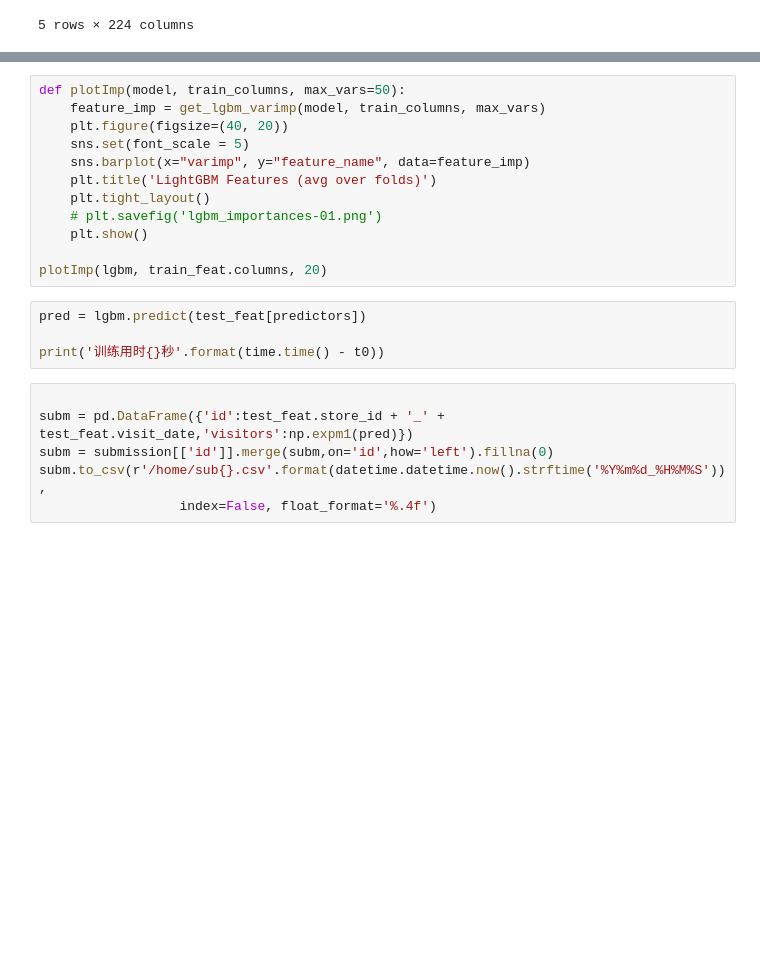
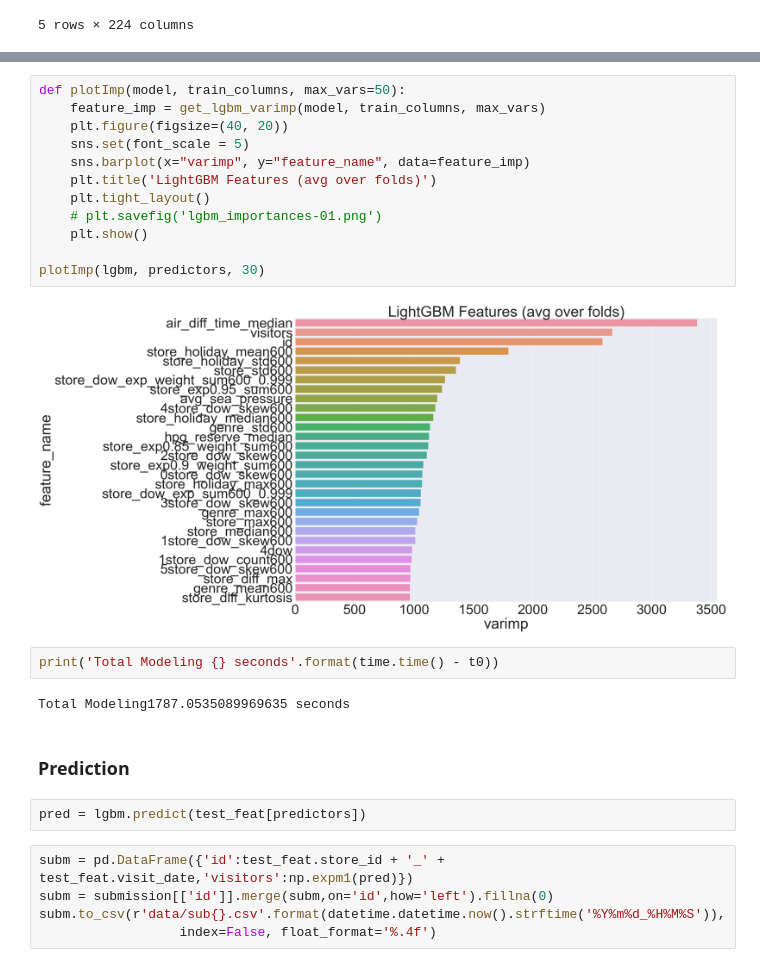
Before and after one commit to bgg11117/MSBA6420, a Jupyter notebook: Recruit_Restaurant_Visitor_Forecasting/rrvf_modeling.ipynb, the cells around one changed output, grey strips where cells are left out. Drawn from its saved outputs; the diff is of its cells as text; blank space fills up the shorter version.

```diff
--- a/Recruit_Restaurant_Visitor_Forecasting/rrvf_modeling.ipynb
+++ b/Recruit_Restaurant_Visitor_Forecasting/rrvf_modeling.ipynb
@@ -869,22 +915,27 @@ get_lgbm_varimp(lgbm, train_feat.columns).head(20)
 # %%
 def plotImp(model, train_columns, max_vars=50):
     feature_imp = get_lgbm_varimp(model, train_columns, max_vars)
     plt.figure(figsize=(40, 20))
     sns.set(font_scale = 5)
     sns.barplot(x="varimp", y="feature_name", data=feature_imp)
     plt.title('LightGBM Features (avg over folds)')
     plt.tight_layout()
     # plt.savefig('lgbm_importances-01.png')
     plt.show()
 
-plotImp(lgbm, train_feat.columns, 20)
+plotImp(lgbm, predictors, 30)
+# %% [output]
+[figure, added]
+# %%
+print('Total Modeling {} seconds'.format(time.time() - t0))
+# %% [output]
+Total Modeling1787.0535089969635 seconds
+# %% [markdown]
+### Prediction
 # %%
 pred = lgbm.predict(test_feat[predictors])
-
-print('训练用时{}秒'.format(time.time() - t0))
 # %%
-
 subm = pd.DataFrame({'id':test_feat.store_id + '_' + test_feat.visit_date,'visitors':np.expm1(pred)})
 subm = submission[['id']].merge(subm,on='id',how='left').fillna(0)
-subm.to_csv(r'/home/sub{}.csv'.format(datetime.datetime.now().strftime('%Y%m%d_%H%M%S')),
+subm.to_csv(r'data/sub{}.csv'.format(datetime.datetime.now().strftime('%Y%m%d_%H%M%S')),
                   index=False, float_format='%.4f')
```
Also changed, not shown: parts of 27 cells of this notebook.
